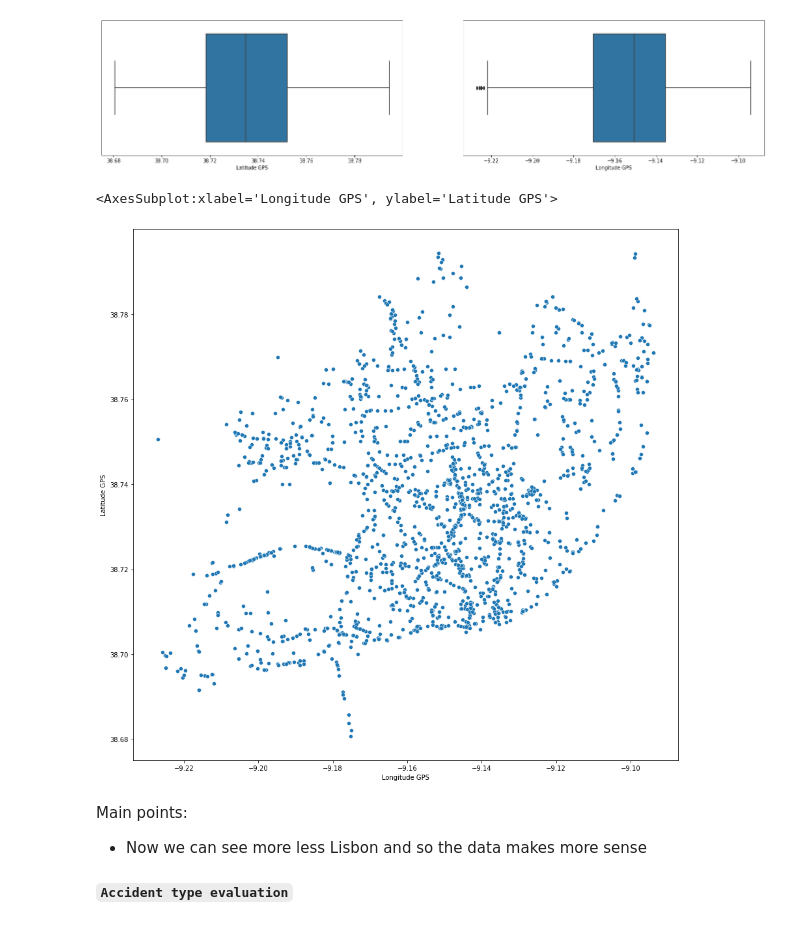
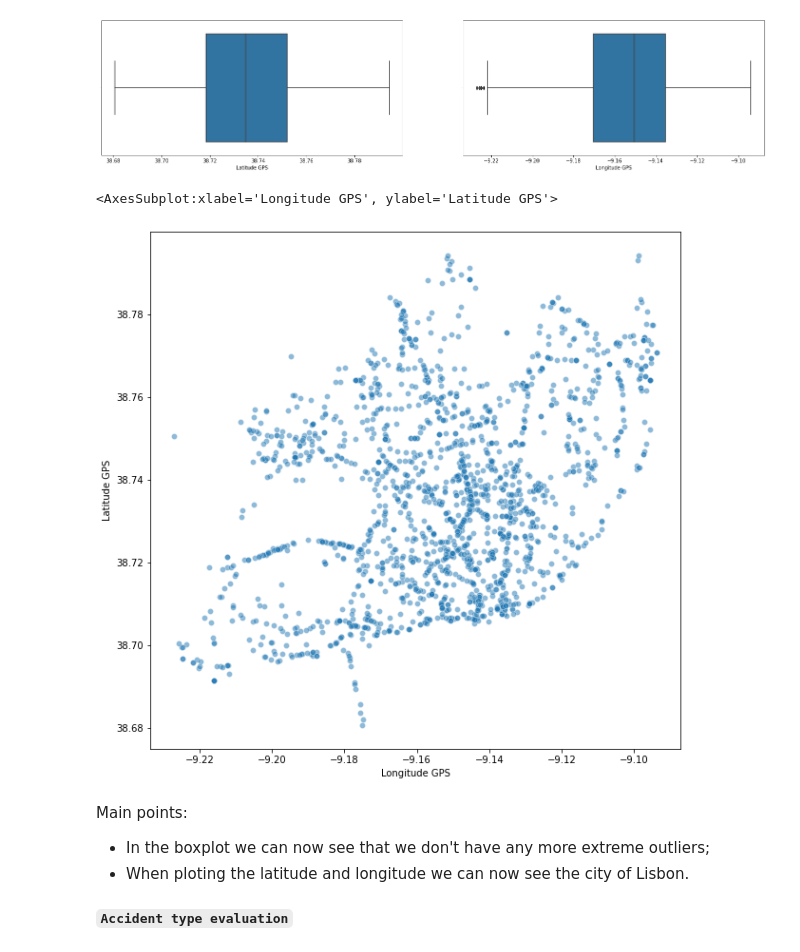
Before and after one commit to FabioParaiso/eds_pfds_project, a Jupyter notebook: 01-notebooks/0.0-data-preparation.ipynb, the cells around one changed output. Cells and saved outputs as stored; diff of their text form; code cells hidden in the pictures.

```diff
--- a/01-notebooks/0.0-data-preparation.ipynb
+++ b/01-notebooks/0.0-data-preparation.ipynb
@@ -26,10 +28,11 @@ import matplotlib.pyplot as plt
 
 1. This file has multiple sheets, so we will import each of the sheets to a different data frame.
 # %%
-first_file_path = '../00-data/raw/Acidentes_ANSR_2019_desafio_lxdatalab_2020_21.xlsx'
-accidents_first_file = pd.read_excel(first_file_path, sheet_name='acidentes')
-vehicle_first_file = pd.read_excel(first_file_path, sheet_name='veíc-cond')
-passangers_first_file = pd.read_excel(first_file_path, sheet_name='passageiros')
-pedestrians_first_file = pd.read_excel(first_file_path, sheet_name='peões')
+ansr_file_path = '../00-data/raw/Acidentes_ANSR_2019_desafio_lxdatalab_2020_21.xlsx'
+
+ansr_accidents = pd.read_excel(ansr_file_path, sheet_name='acidentes')
+ansr_vehicle_driver = pd.read_excel(ansr_file_path, sheet_name='veíc-cond')
+ansr_passengers = pd.read_excel(ansr_file_path, sheet_name='passageiros')
+ansr_pedestrians = pd.read_excel(ansr_file_path, sheet_name='peões')
 # %% [markdown]
 **`Second file`**
@@ -190,8 +186,8 @@ Main points:
 # %% [markdown]
 **`Removing outliers evaluation`**
 # %%
-accidents_first_file_no_outliers = (
-    accidents_first_file
+ansr_accidents_no_outliers = (
+    ansr_accidents
     .loc[lambda x: x['Latitude GPS'] > 38.55]
     .loc[lambda x: x['Latitude GPS'] < 38.80]
     .loc[lambda x: x['Longitude GPS'] > -9.30]
@@ -205,11 +201,8 @@ sns.boxplot(data = accidents_first_file_no_outliers, x = 'Longitude GPS', ax = a
 <AxesSubplot:xlabel='Longitude GPS'>
 [figure]
 # %%
-plt.figure(figsize = (15, 15))
-sns.scatterplot(data = accidents_first_file_no_outliers, y = 'Latitude GPS', x = 'Longitude GPS')
+plt.figure(figsize = (10, 10))
+sns.scatterplot(data = ansr_accidents_no_outliers, y = 'Latitude GPS', x = 'Longitude GPS', alpha = 0.5)
 # %% [output]
 <AxesSubplot:xlabel='Longitude GPS', ylabel='Latitude GPS'>
-[figure, old version]
+[figure, new version]
-# %% [markdown]
-Main points:
-* Now we can see more less Lisbon and so the data makes more sense
@@ -218,3 +209,7 @@ sns.scatterplot(data = accidents_first_file, x=latitude)
+# %% [markdown]
+Main points:
+* In the boxplot we can now see that we don't have any more extreme outliers;
+* When ploting the latitude and longitude we can now see the city of Lisbon.
 # %% [markdown]
 **`Accident type evaluation`**
 # %%
```
Also changed, not shown: parts of 257 cells of this notebook, 4 other files.
